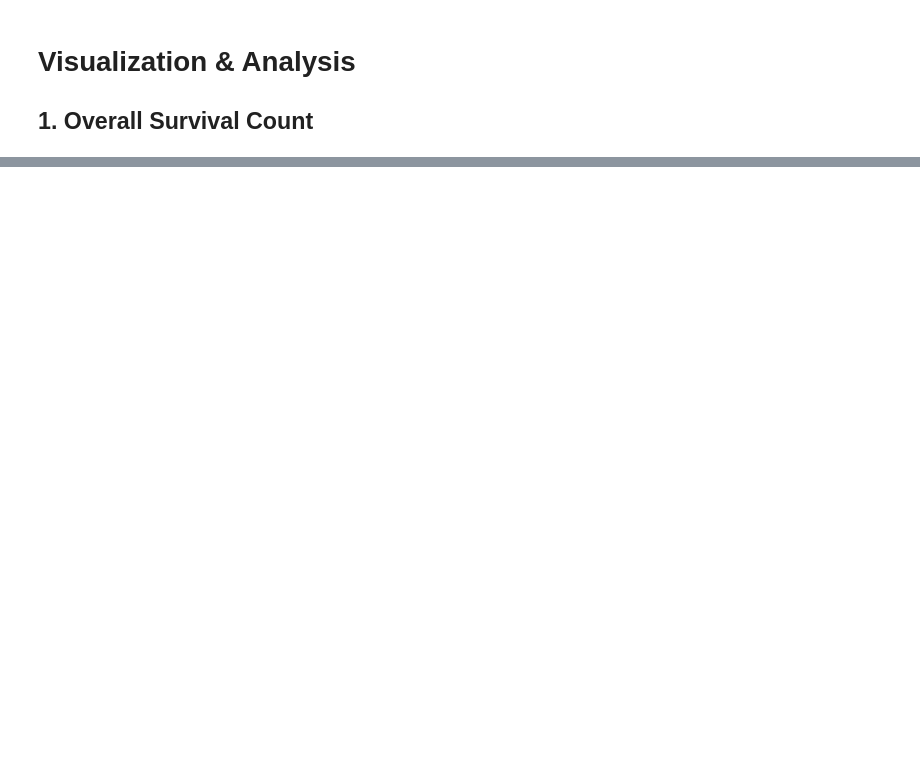
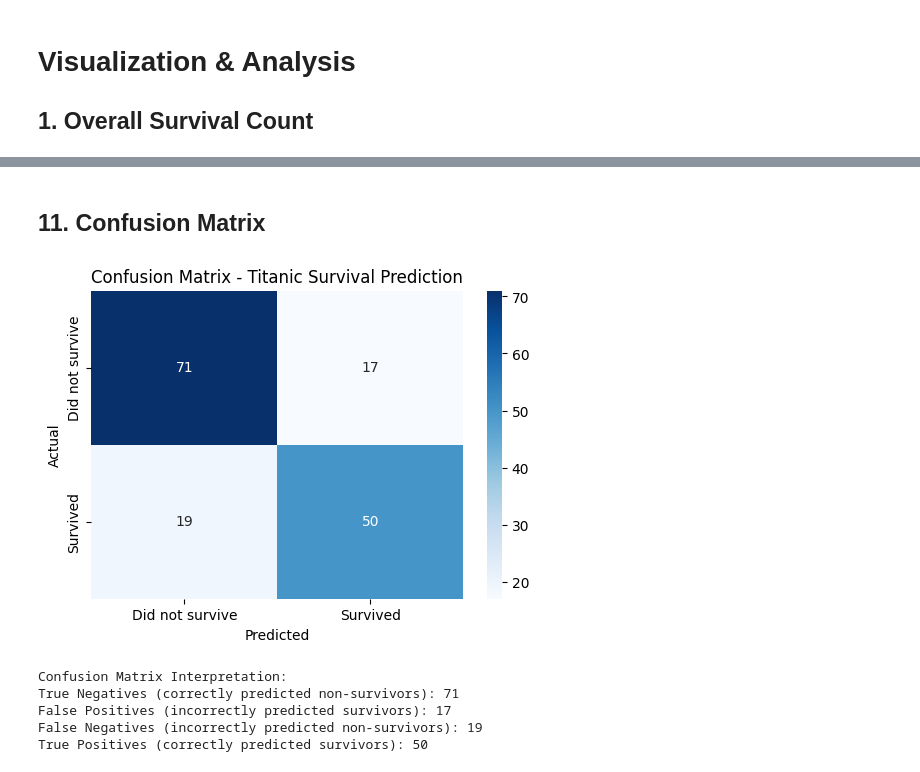
Before and after one commit to abdulraheemtariq12-hash/DecodeLabs-DataScience-Internship-P2, a Jupyter notebook: week2_project.ipynb, the cells around one changed output, grey strips where cells are left out. Drawn from its saved outputs; the diff is of its cells as text; code cells hidden in the pictures; blank space fills up the shorter version.

Commit message:
Complete project: Added ML model, evaluation metrics, and professional README

```diff
--- a/week2_project.ipynb
+++ b/week2_project.ipynb
@@ -199,0 +255,9 @@ plt.show()
+# %%
+# Train Logistic Regression model
+model = LogisticRegression(random_state=42, max_iter=1000)
+model.fit(X_train, y_train)
+
+# Make predictions
+y_pred = model.predict(X_test)
+
+print("Model training completed successfully!")
@@ -199,0 +288,28 @@ plt.show()
+# %% [markdown]
+## 11. Confusion Matrix
+# %%
+# Create confusion matrix
+cm = confusion_matrix(y_test, y_pred)
+
+# Plot confusion matrix
+plt.figure(figsize=(6,4))
+sns.heatmap(cm, annot=True, fmt='d', cmap='Blues',
+            xticklabels=['Did not survive', 'Survived'],
+            yticklabels=['Did not survive', 'Survived'])
+plt.title('Confusion Matrix - Titanic Survival Prediction')
+plt.ylabel('Actual')
+plt.xlabel('Predicted')
+plt.show()
+
+print("Confusion Matrix Interpretation:")
+print(f"True Negatives (correctly predicted non-survivors): {cm[0][0]}")
+print(f"False Positives (incorrectly predicted survivors): {cm[0][1]}")
+print(f"False Negatives (incorrectly predicted non-survivors): {cm[1][0]}")
+print(f"True Positives (correctly predicted survivors): {cm[1][1]}")
+# %% [output]
+[figure, added]
+Confusion Matrix Interpretation:
+True Negatives (correctly predicted non-survivors): 71
+False Positives (incorrectly predicted survivors): 17
+False Negatives (incorrectly predicted non-survivors): 19
+True Positives (correctly predicted survivors): 50
```
Also changed, not shown: parts of 17 cells of this notebook, 2 other files.
